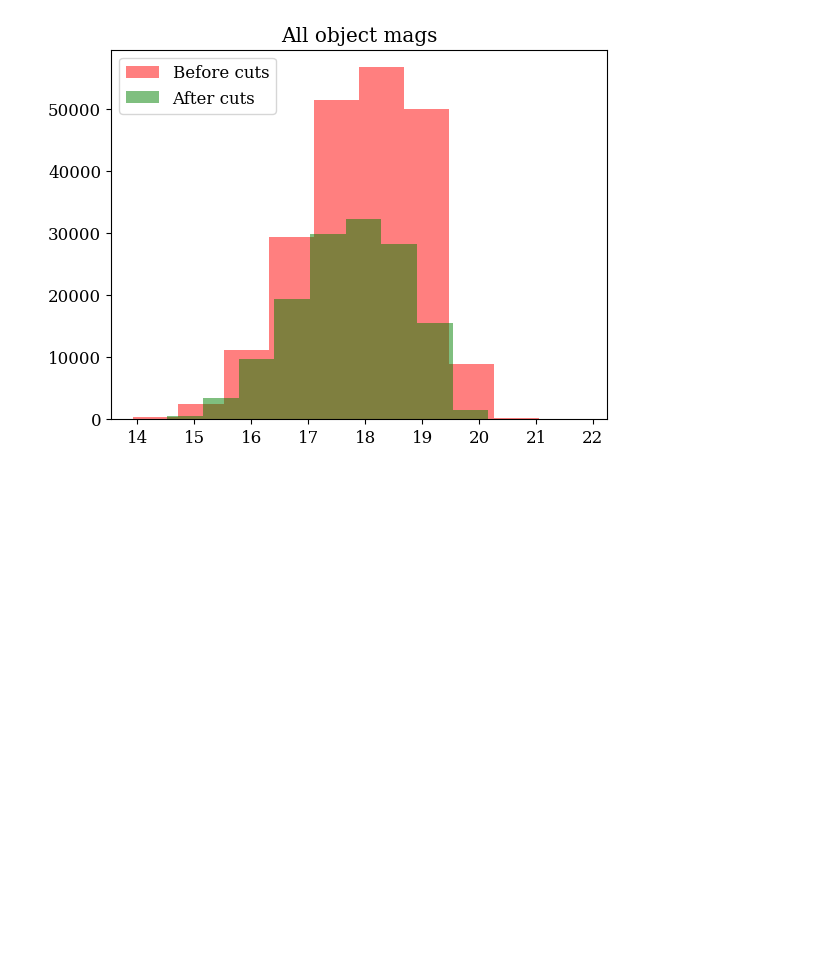
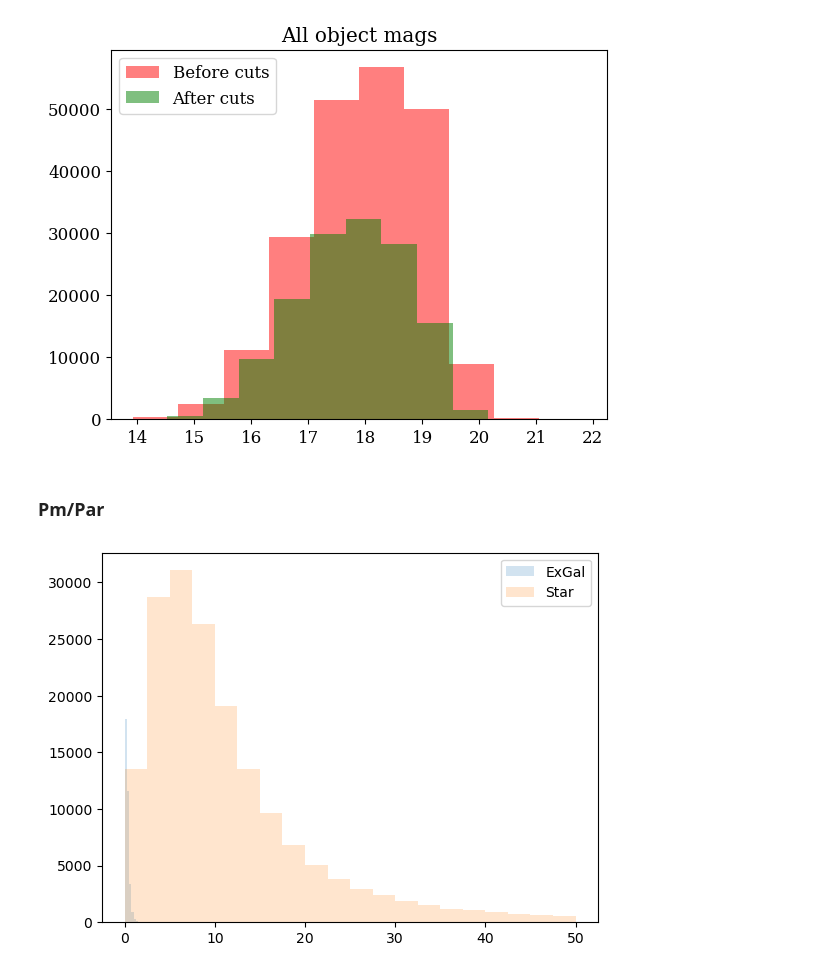
Before and after one commit to nmudur/HighLatMaps, a Jupyter notebook: notebooks_main1/spectra_matched/4_5_zDbn.ipynb, the cells around one changed output. Drawn from its saved outputs; the diff is of its cells as text; code cells hidden in the pictures; blank space fills up the shorter version.

```diff
--- a/notebooks_main1/spectra_matched/4_5_zDbn.ipynb
+++ b/notebooks_main1/spectra_matched/4_5_zDbn.ipynb
@@ -173,3 +173,17 @@ plt.title('All object mags')
 plt.show()
 # %% [output]
 [figure]
+# %% [markdown]
+### Pm/Par
+# %%
+galmask = df_goodspec['sdss_dr17_specobj.CLASS'].to_numpy()==b'GALAXY'
+qsomask = df_goodspec['sdss_dr17_specobj.CLASS'].to_numpy()==b'QSO'
+exgalmask = galmask + qsomask
+# %%
+plt.figure()
+plt.hist(df_goodspec.iloc[exgalmask, :]['gaia_edr3.pm'].to_numpy(), alpha=0.2, label='ExGal', bins=20, range=[0, 5])
+plt.hist(df_goodspec.iloc[~exgalmask, :]['gaia_edr3.pm'].to_numpy(), alpha=0.2, label='Star', bins=20, range=[0, 50])
+plt.legend()
+plt.show()
+# %% [output]
+[figure, added]
```
Also changed, not shown: parts of 6 cells of this notebook, 6 other files.
